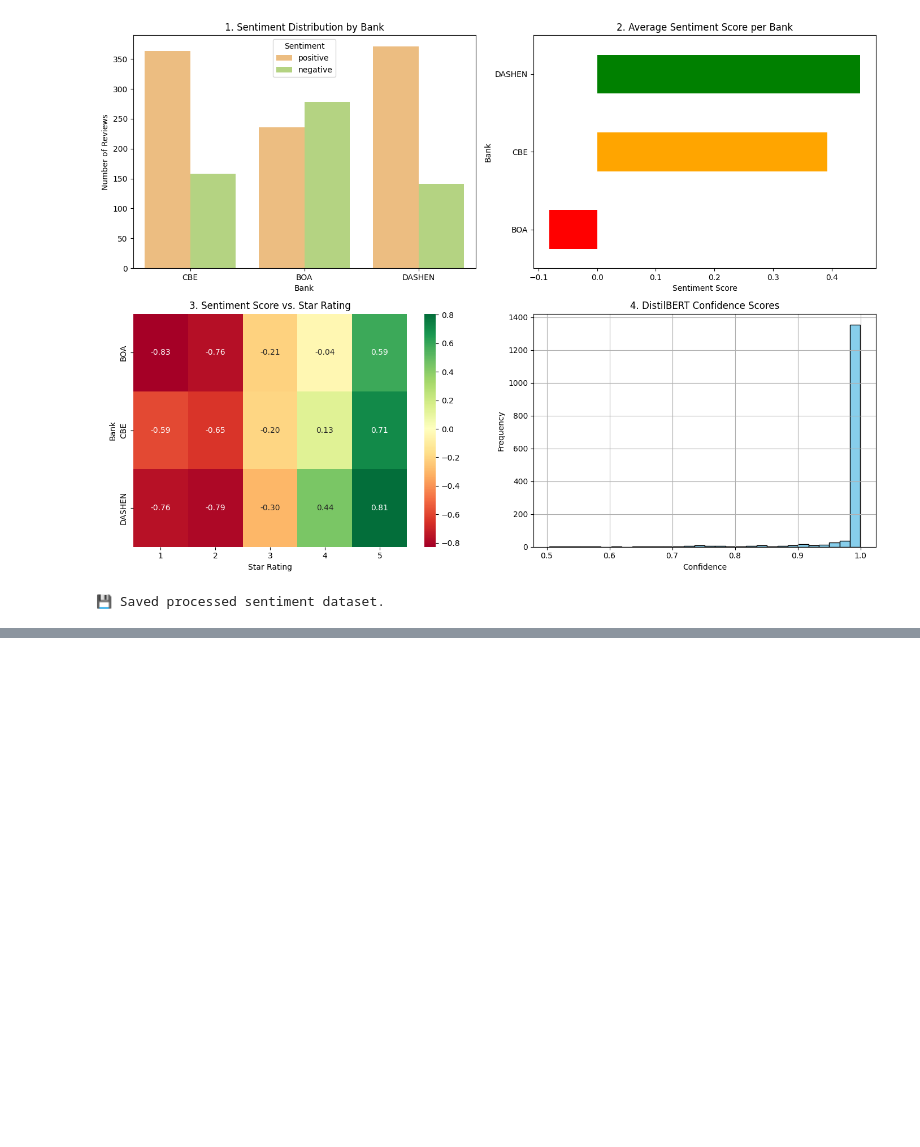
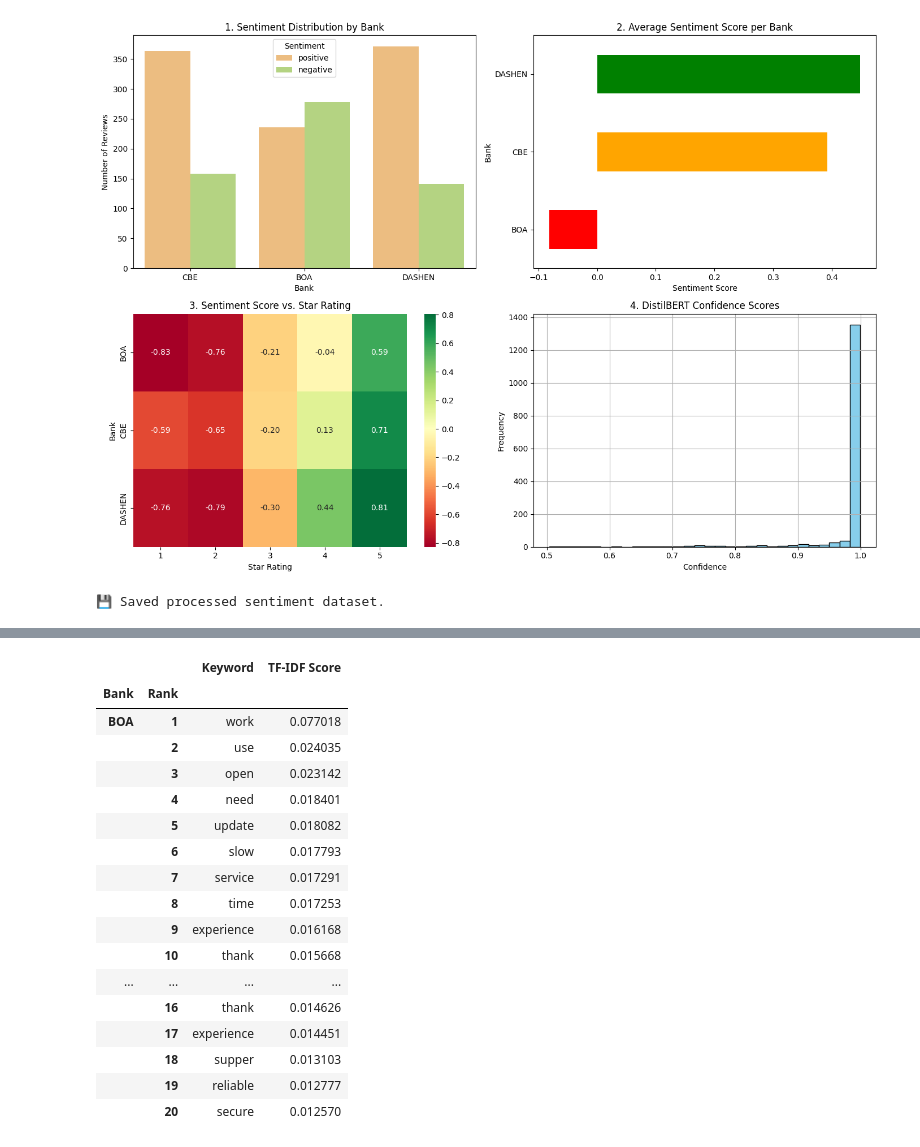
Before and after one commit to nathanaeldereje/fintech-app-cx-analytics, a Jupyter notebook: notebooks/02_sentiment_and_themes.ipynb, the cells around one changed output, grey strips where cells are left out. Drawn from its saved outputs; the diff is of its cells as text; code cells hidden in the pictures; blank space fills up the shorter version.

```diff
--- a/notebooks/02_sentiment_and_themes.ipynb
+++ b/notebooks/02_sentiment_and_themes.ipynb
@@ -95,0 +137,11 @@ print("💾 Saved processed sentiment dataset.")
+# %%
+# CREATE df_keywords – clean, sorted, ready for everything for analysis
+bank_keywords = {
+    bank: extract_keywords(
+        df[df["bank"] == bank]["processed_review"].tolist(),
+        top_k=20
+    )
+    for bank in df["bank"].unique()
+}
+
+bank_keywords
@@ -95,0 +166,38 @@ print("💾 Saved processed sentiment dataset.")
+# %%
+# create df_keywords for visualization and analysis
+import pandas as pd
+rows = []
+for bank, keyword_list in bank_keywords.items():
+    for rank, (keyword, score) in enumerate(keyword_list, 1):
+        rows.append({
+            "Bank": bank,
+            "Rank": rank,
+            "Keyword": keyword,
+            "TF-IDF Score": score
+        })
+
+# Create the DataFrame
+df_keywords = pd.DataFrame(rows)
+
+# Sort properly: first by Bank, then by Score descending
+df_keywords = df_keywords.sort_values(["Bank", "TF-IDF Score"], ascending=[True, False]).reset_index(drop=True)
+df_keywords.groupby(['Bank','Rank']).first()
+# %% [output]
+|  |  | Keyword | TF-IDF Score |
+| Bank | Rank |  |  |
+| BOA | 1 | work | 0.077018 |
+|  | 2 | use | 0.024035 |
+|  | 3 | open | 0.023142 |
+|  | 4 | need | 0.018401 |
+|  | 5 | update | 0.018082 |
+|  | 6 | slow | 0.017793 |
+|  | 7 | service | 0.017291 |
+|  | 8 | time | 0.017253 |
+|  | 9 | experience | 0.016168 |
+|  | 10 | thank | 0.015668 |
+| ... | ... | ... | ... |
+|  | 16 | thank | 0.014626 |
+|  | 17 | experience | 0.014451 |
+|  | 18 | supper | 0.013103 |
+|  | 19 | reliable | 0.012777 |
+|  | 20 | secure | 0.012570 |
```
Also changed, not shown: parts of 7 cells of this notebook, 4 other files.
